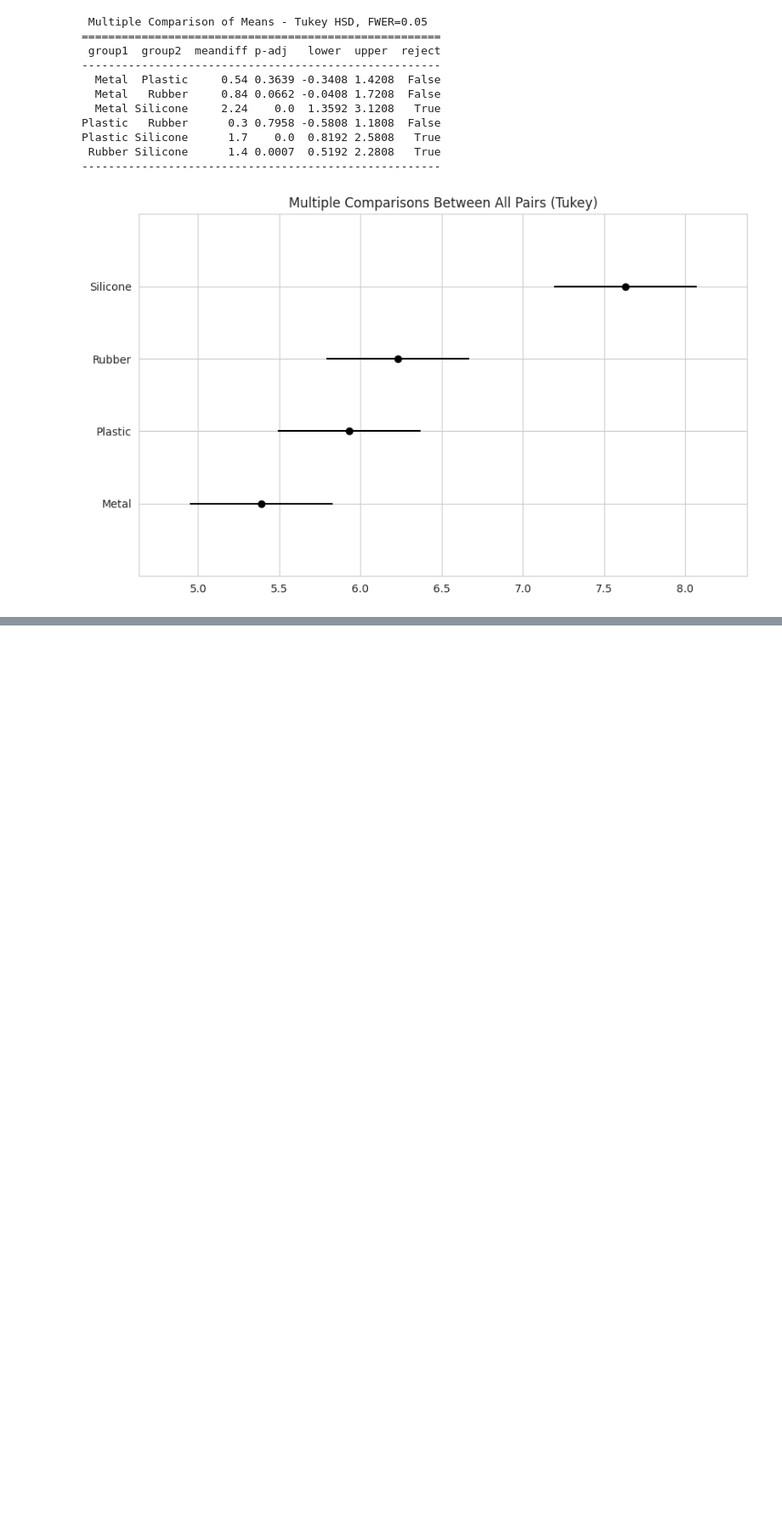
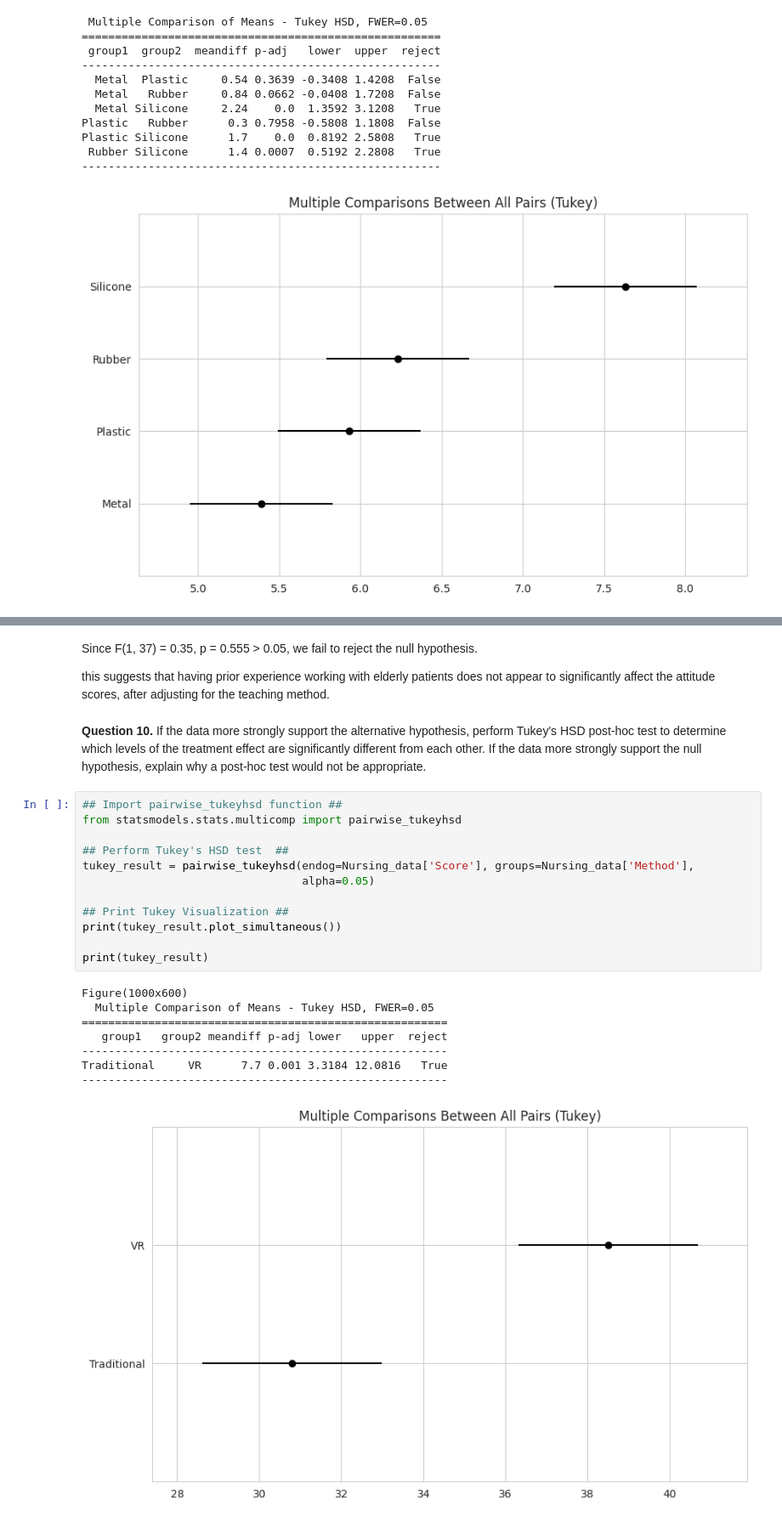
Before and after one commit to elo-meriem/STAT-7220-Applied-Experimental-Design, a Jupyter notebook: Assignments/Midterm-Exam/Midterm-Exam.ipynb, the cells around one changed output, grey strips where cells are left out. Shown at 85% size. Drawn from its saved outputs; the diff is of its cells as text; blank space fills up the shorter version.

```diff
--- a/Assignments/Midterm-Exam/Midterm-Exam.ipynb
+++ b/Assignments/Midterm-Exam/Midterm-Exam.ipynb
@@ -375,0 +567,28 @@ limitations:
+# %% [markdown]
+
+Since F(1, 37) = 0.35, p = 0.555 > 0.05, we fail to reject the null hypothesis.
+
+this suggests that having prior experience working with elderly patients does not appear to significantly affect the attitude scores, after adjusting for the teaching method.
+# %% [markdown]
+**Question 10.** If the data more strongly support the alternative hypothesis, perform Tukey's HSD post-hoc test to determine which levels of the treatment effect are significantly different from each other. If the data more strongly support the null hypothesis, explain why a post-hoc test would not be appropriate.
+# %%
+## Import pairwise_tukeyhsd function ##
+from statsmodels.stats.multicomp import pairwise_tukeyhsd
+
+## Perform Tukey's HSD test  ##
+tukey_result = pairwise_tukeyhsd(endog=Nursing_data['Score'], groups=Nursing_data['Method'],
+                                 alpha=0.05)
+
+## Print Tukey Visualization ##
+print(tukey_result.plot_simultaneous())
+
+print(tukey_result)
+# %% [output]
+Figure(1000x600)
+  Multiple Comparison of Means - Tukey HSD, FWER=0.05
+=======================================================
+   group1   group2 meandiff p-adj lower   upper  reject
+-------------------------------------------------------
+Traditional     VR      7.7 0.001 3.3184 12.0816   True
+-------------------------------------------------------
+[figure, added]
```
Also changed, not shown: parts of 11 cells of this notebook.
